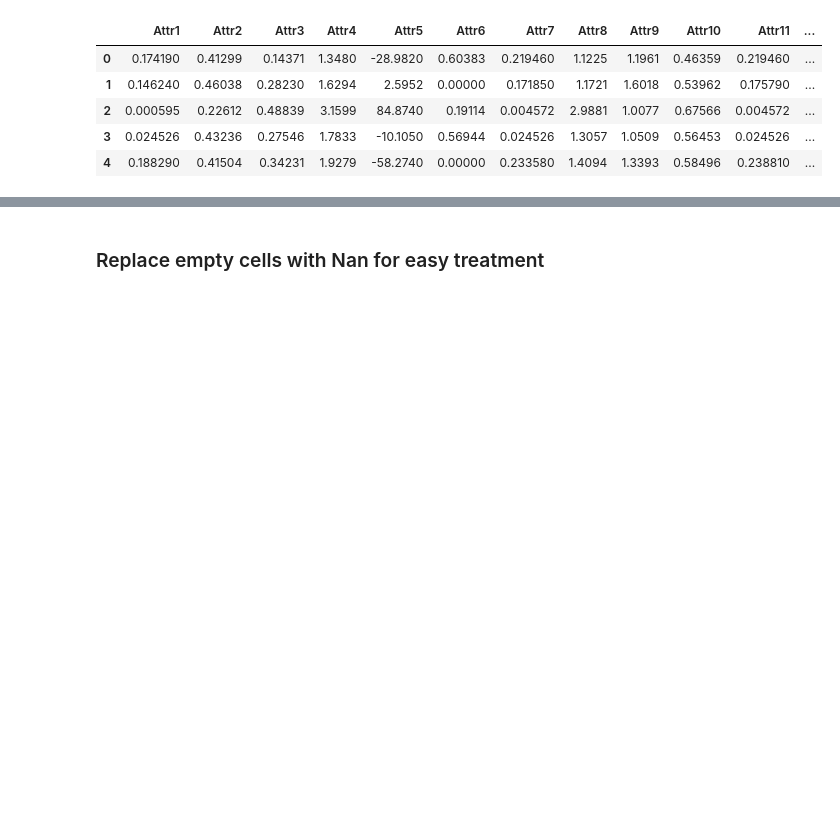
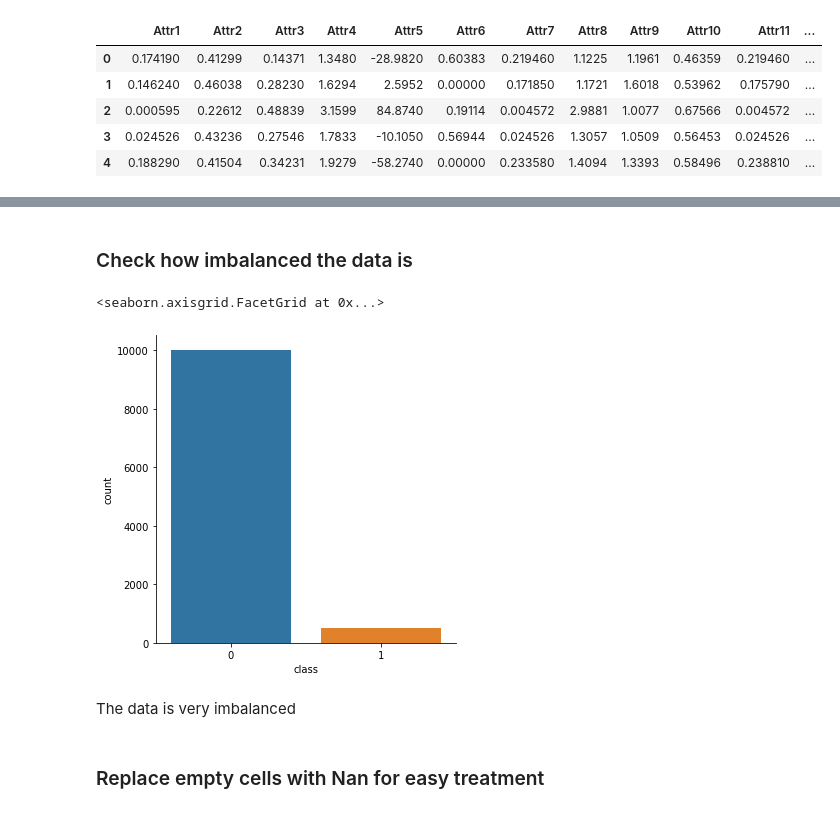
Before and after one commit to Tejas-Choudekar/ML-Project-RWTH, a Jupyter notebook: Bankruptcy-Prediction.ipynb, the cells around one changed output, grey strips where cells are left out. Cells and saved outputs as stored; diff of their text form; code cells hidden in the pictures; blank space fills up the shorter version.

```diff
--- a/Bankruptcy-Prediction.ipynb
+++ b/Bankruptcy-Prediction.ipynb
@@ -71,6 +75,15 @@ datanew.describe()
 | 50% | 0.043034 | 0.464140 | 0.198560 | 1.605600 | 1.579300e+00 | 0.000000 | 0.050945 | 1.111000 | 1.199000 | 0.515500 | 0.068104 | ... |
 | 75% | 0.123805 | 0.689330 | 0.419545 | 2.959500 | 5.608400e+01 | 0.072584 | 0.142275 | 2.857100 | 2.059100 | 0.725635 | 0.161090 | ... |
 | max | 52.652000 | 480.730000 | 17.708000 | 53433.000000 | 6.854400e+05 | 45.533000 | 52.652000 | 53432.000000 | 740.440000 | 11.837000 | 52.652000 | ... |
+# %% [markdown]
+### Check how imbalanced the data is
+# %%
+sns.catplot(x="class", kind="count", data=datanew)
+# %% [output]
+<seaborn.axisgrid.FacetGrid at 0x...>
+[figure, added]
+# %% [markdown]
+The data is very imbalanced
 # %% [markdown]
 ### Replace empty cells with Nan for easy treatment
 # %%
```
Also changed, not shown: parts of 64 cells of this notebook.
